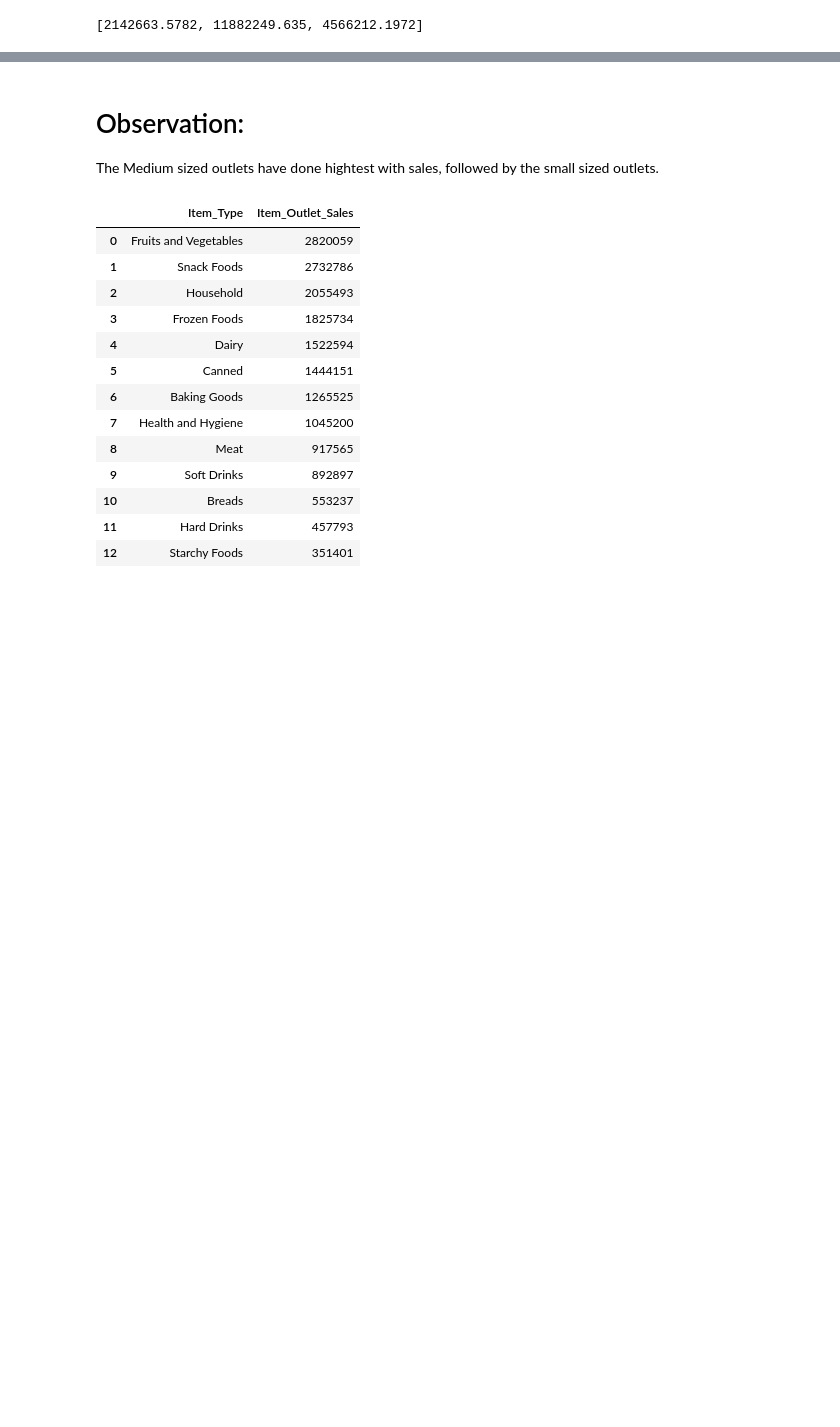
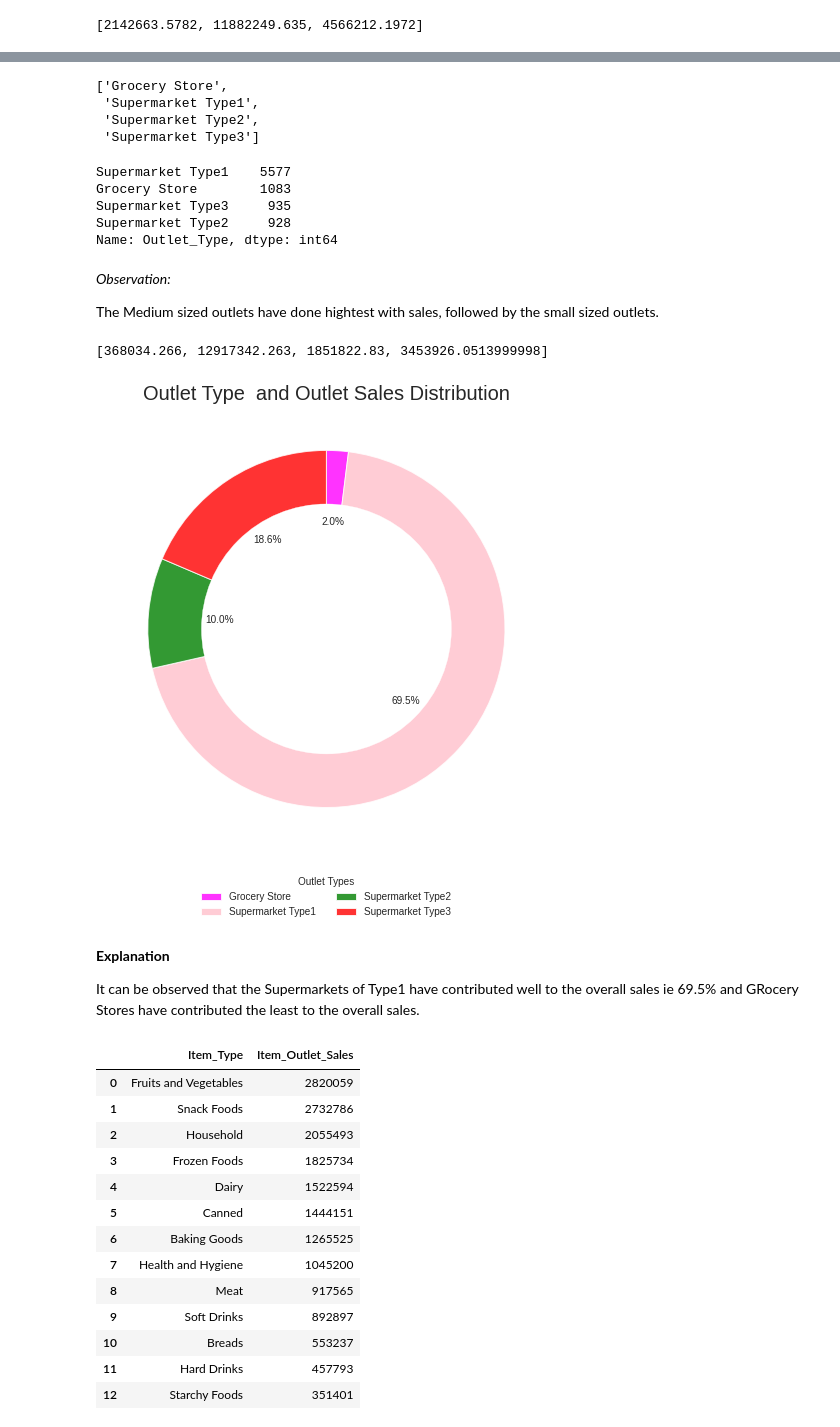
Before and after one commit to imugagga/Sales-Predictions---JFood-Sores, a Jupyter notebook: Sales_Predictions_Mugagga_Innocent.ipynb, the cells around one changed output, grey strips where cells are left out. Cells and saved outputs as stored; diff of their text form; code cells hidden in the pictures; blank space fills up the shorter version.

```diff
--- a/Sales_Predictions_Mugagga_Innocent.ipynb
+++ b/Sales_Predictions_Mugagga_Innocent.ipynb
@@ -446,6 +481,66 @@ plt.show()
+# %%
+#View Stores performance by Outlet type
+GroupedSales2 =  df.groupby(['Outlet_Type'])['Item_Outlet_Sales'].sum()
+Outlet_Type2 = list(GroupedSales2.index)
+Outlet_Type2
+# %% [output]
+['Grocery Store',
+ 'Supermarket Type1',
+ 'Supermarket Type2',
+ 'Supermarket Type3']
+# %%
+df['Outlet_Type'].value_counts()
+# %% [output]
+Supermarket Type1    5577
+Grocery Store        1083
+Supermarket Type3     935
+Supermarket Type2     928
+Name: Outlet_Type, dtype: int64
 # %% [markdown]
-# Observation:
+*Observation:*
+
 The Medium sized outlets have done hightest with sales, followed by the small sized outlets.
+# %%
+Outlet_Type2_sales = list(GroupedSales2.values)
+Outlet_Type2_sales
+# %% [output]
+[368034.266, 12917342.263, 1851822.83, 3453926.0513999998]
+# %%
+# Create a figure and axis object
+fig, ax = plt.subplots(figsize=(8,12))
+
+# Plot the data as a pie chart
+colors = ['magenta', 'pink', 'green', 'red']
+wedges, labels, autopct = ax.pie(Outlet_Type2_sales, colors=colors, autopct='%1.1f%%', startangle=90, counterclock=False, wedgeprops=dict(width=0.5))
+plt.setp(labels, fontsize=12, fontweight='bold')
+
+# Add a shadow to the wedges
+for wedge in wedges:
+    wedge.set_edgecolor('white')
+    wedge.set_linewidth(1)
+    wedge.set_alpha(0.8)
+
+# Add a legend
+ax.legend(wedges, Outlet_Type2, title='Outlet Types', loc='center', bbox_to_anchor=(0.5, -0.1), ncol=2, fontsize=10)
+
+# Set the axis title
+ax.set_title('Outlet Type  and Outlet Sales Distribution', fontsize=20)
+
+# Add a circle at the center to make it a donut chart
+circle = plt.Circle((0,0), 0.7, color='white')
+ax.add_artist(circle)
+
+# Set the aspect ratio to be equal to make it a circle
+ax.set(aspect="equal")
+
+# Show the plot
+plt.show()
+# %% [output]
+[figure, added]
+# %% [markdown]
+**Explanation**
+
+It can be observed that the Supermarkets of Type1 have contributed well to the overall sales ie 69.5% and GRocery Stores have contributed the least to the overall sales.
 # %%
 # Understanding the performance of the top 3 items in the differnt stores
 
```
Also changed, not shown: parts of 64 cells of this notebook.
